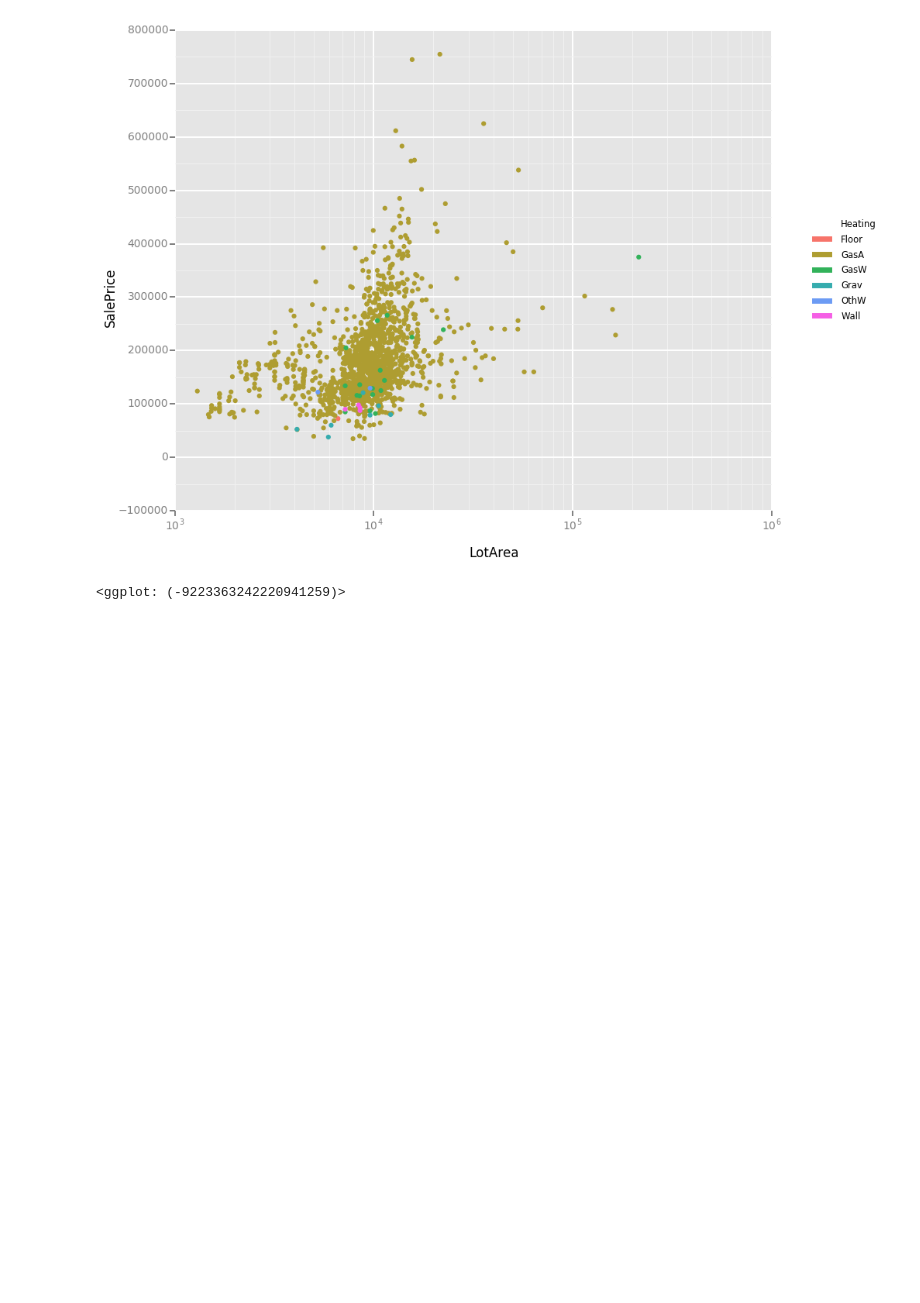
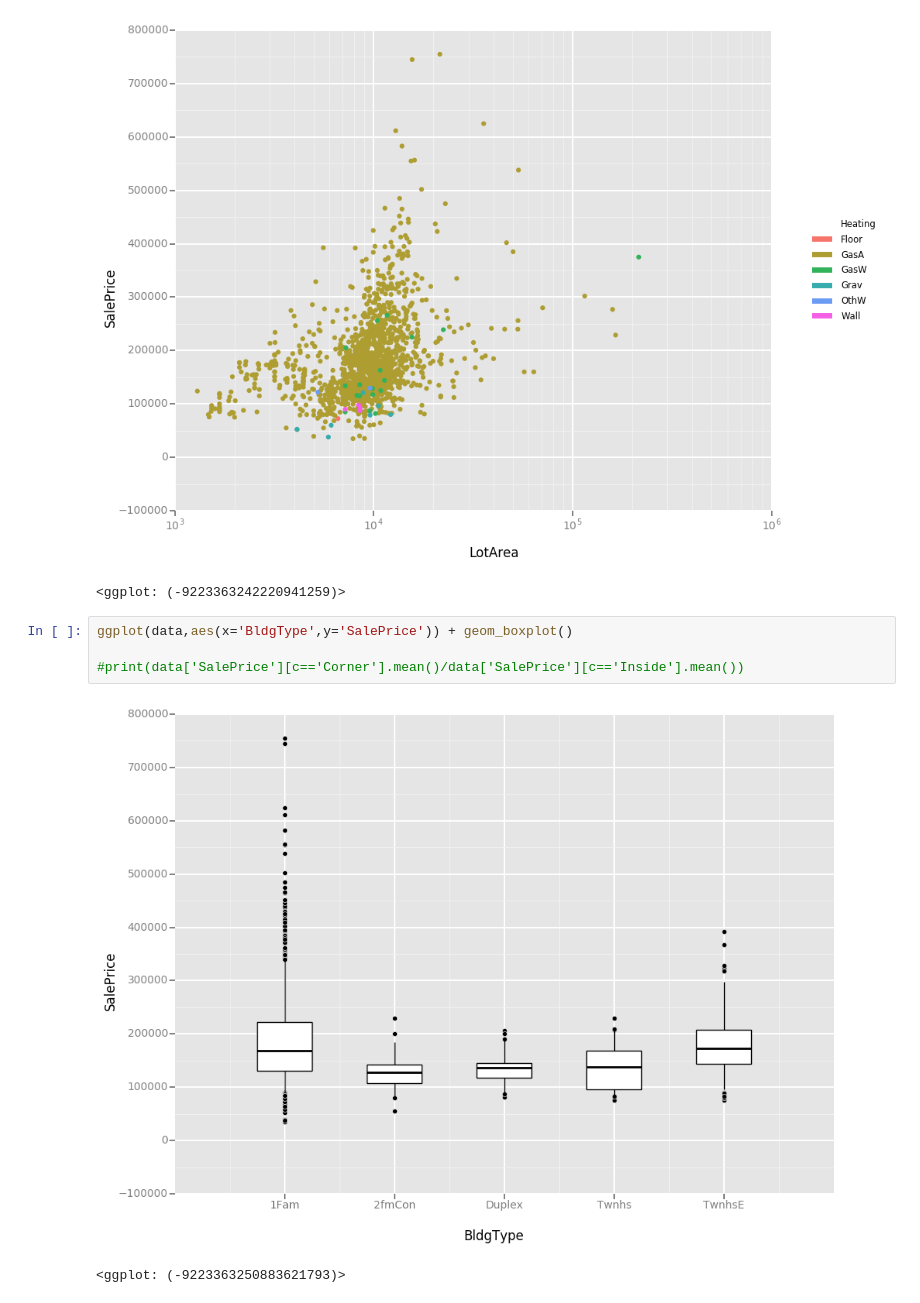
Before and after one commit to DimensionalScoop/SMD, a Jupyter notebook: Max/Blatt8/Visualizing.ipynb, the cells around one changed output. Saved outputs shown, nothing was run; the diff lists cells and outputs as text; blank space fills up the shorter version.

```diff
--- a/Max/Blatt8/Visualizing.ipynb
+++ b/Max/Blatt8/Visualizing.ipynb
@@ -16,3 +16,10 @@ ggplot(data,aes(x='LotArea',y='SalePrice',color='Heating')) + geom_point() + sca
 # %% [output]
 [figure]
 <ggplot: (-9223363242220941259)>
+# %%
+ggplot(data,aes(x='BldgType',y='SalePrice')) + geom_boxplot()
+
+#print(data['SalePrice'][c=='Corner'].mean()/data['SalePrice'][c=='Inside'].mean())
+# %% [output]
+[figure, added]
+<ggplot: (-9223363250883621793)>
```
Also changed, not shown: 5 other files.
